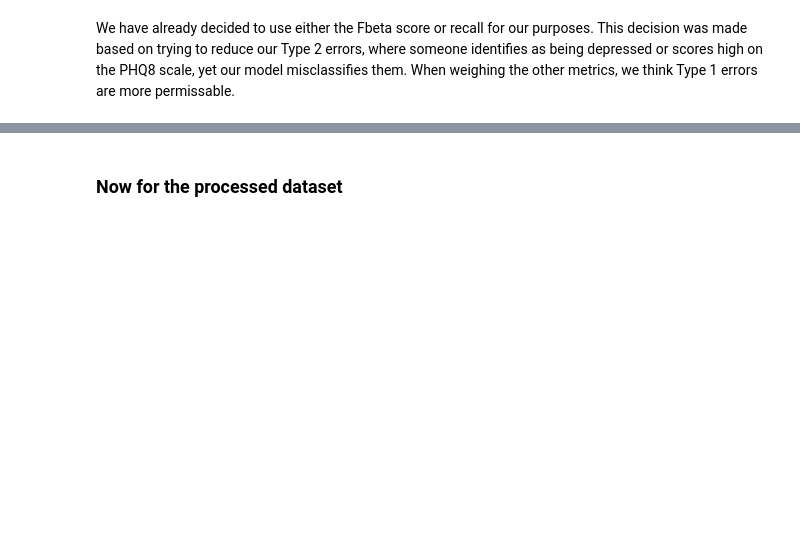
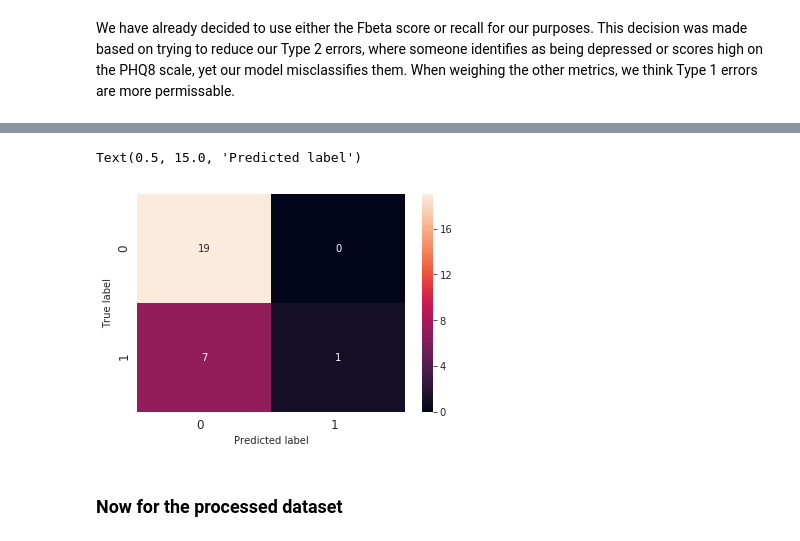
Before and after one commit to Jakidxav/DAIC_WOZ_NLP, a Jupyter notebook: training_scripts/frequency_vectors_train.ipynb, the cells around one changed output, grey strips where cells are left out. Saved outputs shown, nothing was run; the diff lists cells and outputs as text; code cells hidden in the pictures; blank space fills up the shorter version.

```diff
--- a/training_scripts/frequency_vectors_train.ipynb
+++ b/training_scripts/frequency_vectors_train.ipynb
@@ -166,3 +168,14 @@ plt.show()
+# %%
+cm = confusion_matrix(ytest[-1], predictions[-1])
+heatmap = sns.heatmap(cm, annot=True, fmt="d")
+
+heatmap.yaxis.set_ticklabels(heatmap.yaxis.get_ticklabels(), ha='right', fontsize=12)
+heatmap.xaxis.set_ticklabels(heatmap.xaxis.get_ticklabels(), ha='right', fontsize=12)
+plt.ylabel('True label')
+plt.xlabel('Predicted label')
+# %% [output]
+Text(0.5, 15.0, 'Predicted label')
+[figure, added]
 # %% [markdown]
 ### Now for the processed dataset
 # %%
```
Also changed, not shown: parts of 13 cells of this notebook.
